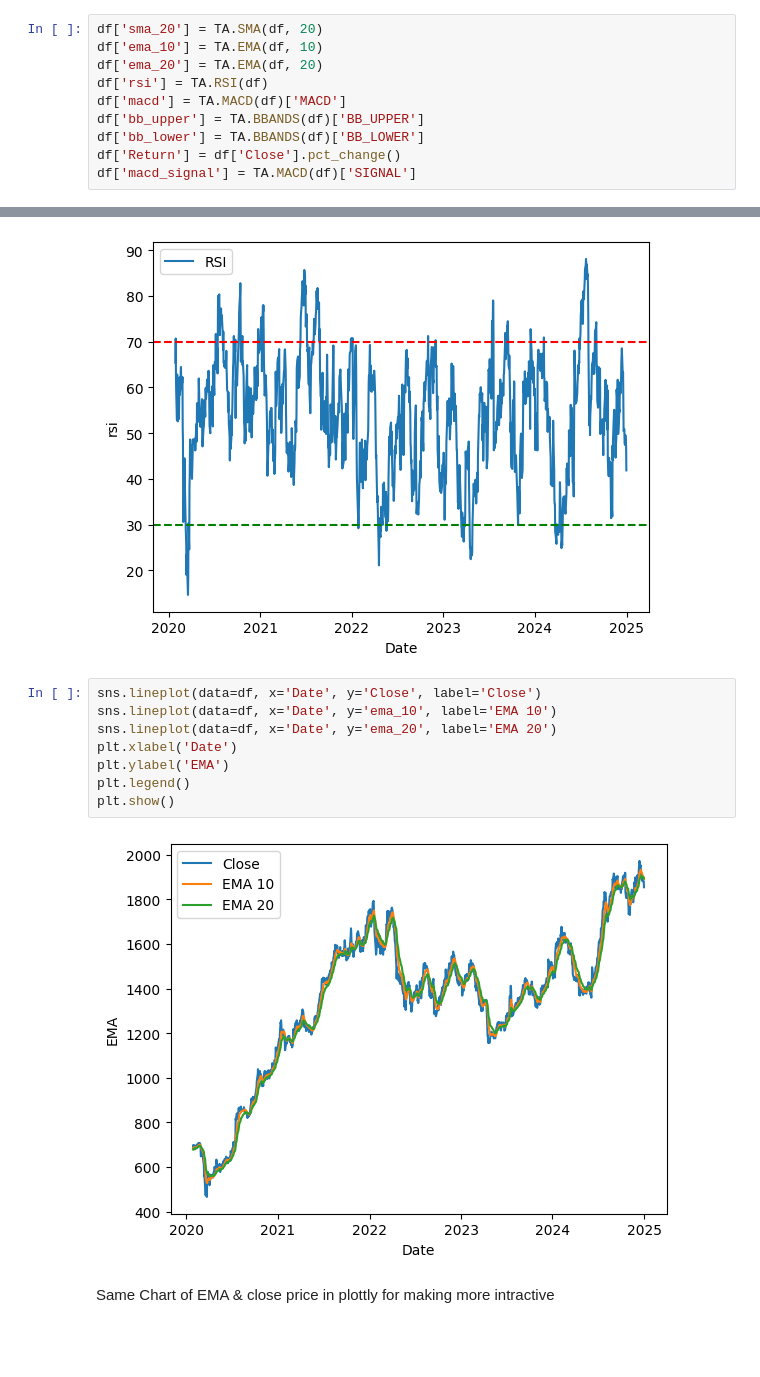
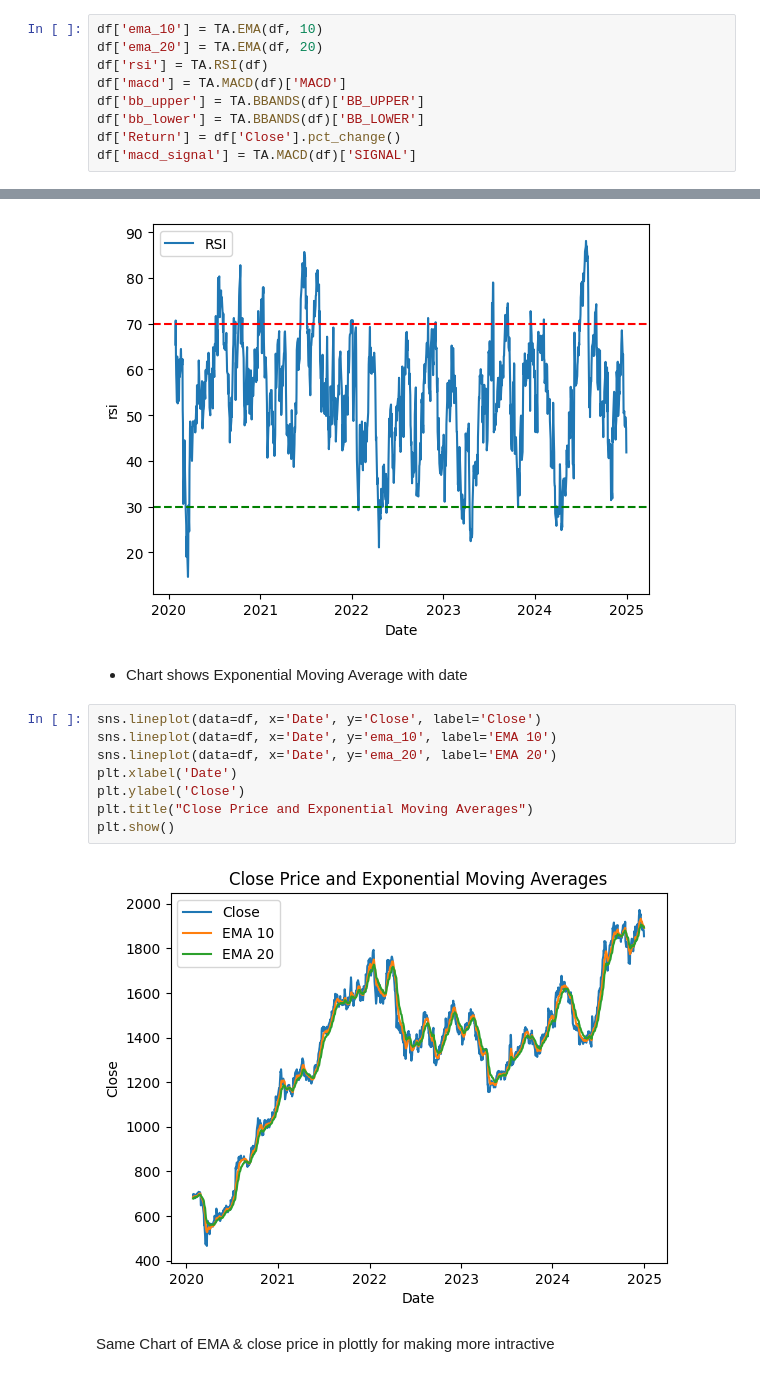
Before and after one commit to prashant-004/stock_prediction, a Jupyter notebook: notebook/get_data.ipynb, the cells around one changed output, grey strips where cells are left out. Saved outputs shown, nothing was run; the diff lists cells and outputs as text; blank space fills up the shorter version.

```diff
--- a/notebook/get_data.ipynb
+++ b/notebook/get_data.ipynb
@@ -49,7 +49,6 @@ df.head()
 # %%
 from finta import TA
 # %%
-df['sma_20'] = TA.SMA(df, 20)
 df['ema_10'] = TA.EMA(df, 10)
 df['ema_20'] = TA.EMA(df, 20)
 df['rsi'] = TA.RSI(df)
@@ -186,16 +178,18 @@ plt.axhline(30, color='green', linestyle='--')
 plt.show()
 # %% [output]
 [figure]
+# %% [markdown]
+* Chart shows Exponential Moving Average with date
 # %%
 sns.lineplot(data=df, x='Date', y='Close', label='Close')
 sns.lineplot(data=df, x='Date', y='ema_10', label='EMA 10')
 sns.lineplot(data=df, x='Date', y='ema_20', label='EMA 20')
 plt.xlabel('Date')
-plt.ylabel('EMA')
-plt.legend()
+plt.ylabel('Close')
+plt.title("Close Price and Exponential Moving Averages")
 plt.show()
 # %% [output]
-[figure, old version]
+[figure, new version]
 # %% [markdown]
 Same Chart of EMA & close price in plottly for making more intractive
 # %%
```
Also changed, not shown: parts of 26 cells of this notebook.
